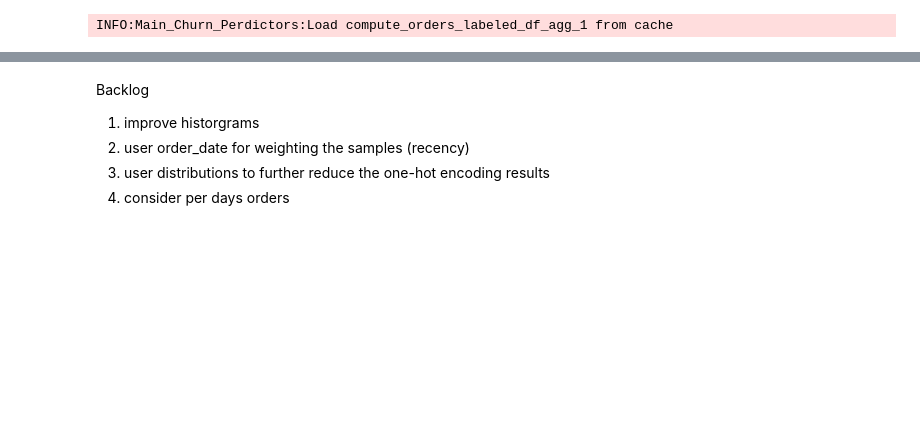
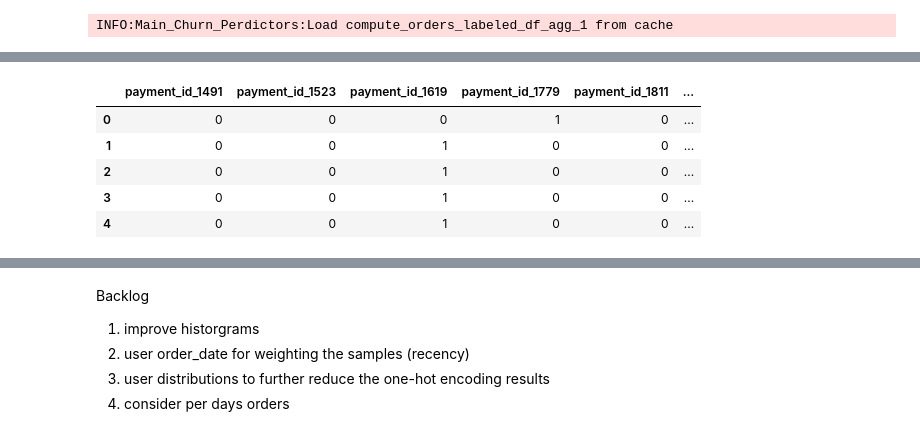
Before and after one commit to mbaddar1/task012021, a Jupyter notebook: nb/Churn-Prediction.ipynb, the cells around one changed output, grey strips where cells are left out. Saved outputs shown, nothing was run; the diff lists cells and outputs as text; code cells hidden in the pictures; blank space fills up the shorter version.

```diff
--- a/nb/Churn-Prediction.ipynb
+++ b/nb/Churn-Prediction.ipynb
@@ -281,14 +234,0 @@ dtype: bool
-# %%
-def remove_outliers_quantiles(df,columns,q=0.95):
-    # this function remove outliers based on quantiles, columns must be numeric
-    n_rows = df.shape[0]
-
-    for col in columns:
-        if isinstance(df[col][0],(float,int)):
-            val_q = np.quantile(a=df[col],q=q)
-            filtered_data = df[col][df[col]<=val_q]
-            sns.displot(filtered_data,kde=True)
-            plt.title(col)
-            plt.show()
-        else:
-            logger.error(f'Cannot remove outliers from column {col} as it is not numeric!')
@@ -294,0 +291,19 @@ def remove_outliers_quantiles(df,columns,q=0.95):
+# %%
+# balance the dataset using upsampling
+# reason: intuitively we have a small dataset so losing samples is not required, and the computational power of local
+# machine should handle it
+def upsample(df,target_col):
+    if len(df[target_col].unique())!=2:
+        raise ValueError('Numer of target unique values must = 2')
+    count = df[target_col].value_counts(normalize=True).sort_values()
+    minority_df = df.loc[df[target_col]==count.index[0],:]
+    majority_df = df.loc[df[target_col]==count.index[1],:]
+    # upsampling
+    n_majority = majority_df.shape[0]
+    minority_df_upsampled = minority_df.sample(n=n_majority,replace=True)
+    balanced_df = majority_df.append(minority_df_upsampled,ignore_index = True)
+    count_balanced = balanced_df[target_col].value_counts(normalize=True)
+    return balanced_df
+orders_labeled_df_agg_filtered_upsampled_1 = upsample(df=orders_labeled_df_agg_filtered_1\
+                                                      ,target_col='is_returning_customer')
+orders_labeled_df_agg_filtered_upsampled_1['is_returning_customer'].value_counts(normalize=True)
@@ -294,0 +350,10 @@ def remove_outliers_quantiles(df,columns,q=0.95):
+# %%
+one_hot_encoding_df = pd.get_dummies(orders_labeled_df_agg_filtered_upsampled_1[['payment_id','platform_id']])
+one_hot_encoding_df.head()
+# %% [output]
+|  | payment_id_1491 | payment_id_1523 | payment_id_1619 | payment_id_1779 | payment_id_1811 | ... |
+| 0 | 0 | 0 | 0 | 1 | 0 | ... |
+| 1 | 0 | 0 | 1 | 0 | 0 | ... |
+| 2 | 0 | 0 | 1 | 0 | 0 | ... |
+| 3 | 0 | 0 | 1 | 0 | 0 | ... |
+| 4 | 0 | 0 | 1 | 0 | 0 | ... |
```
Also changed, not shown: parts of 26 cells of this notebook.
